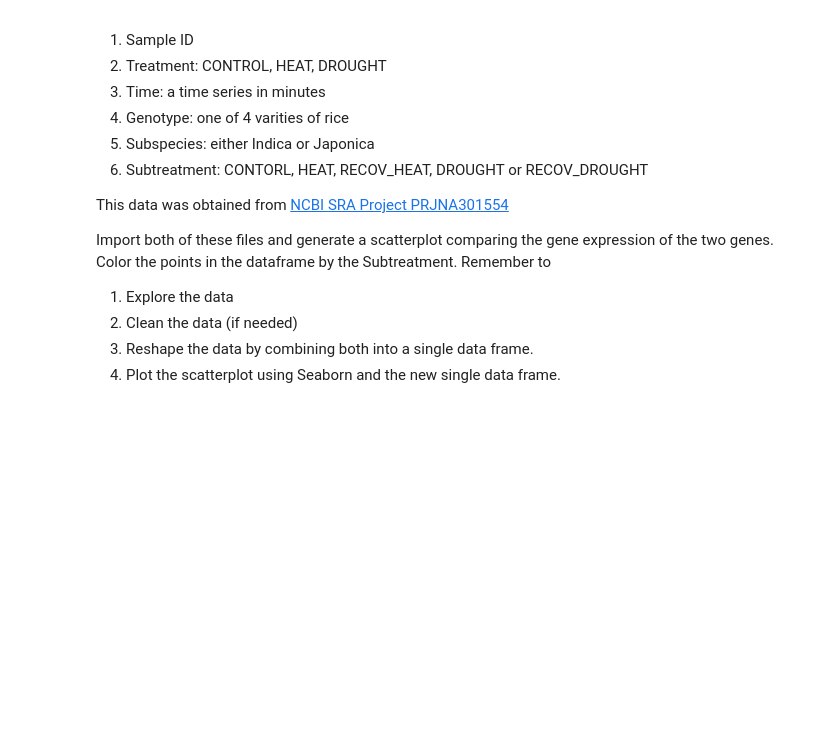
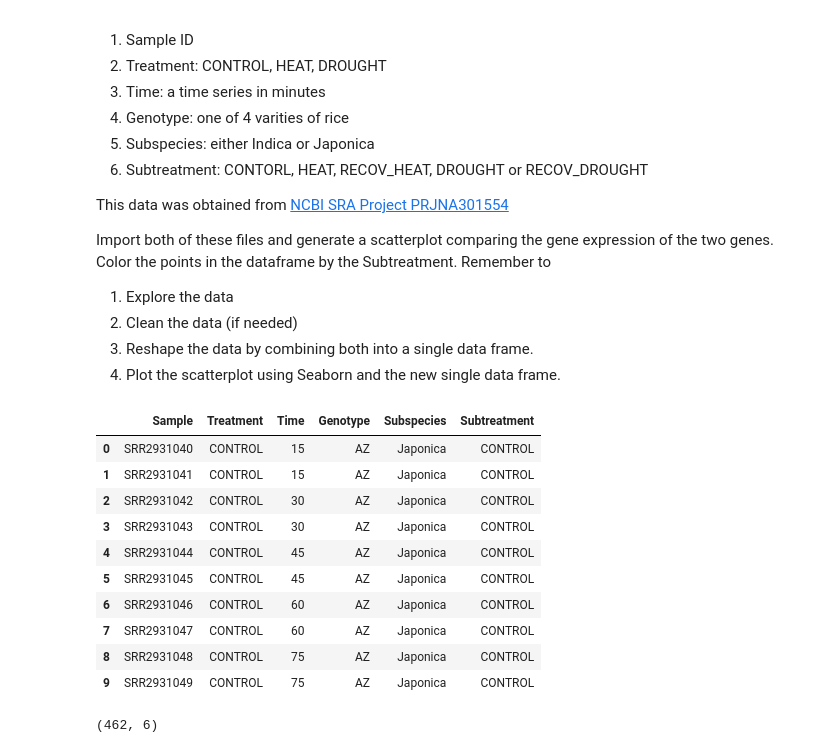
Before and after one commit to DslimII/hort503, a Jupyter notebook: Data Wrangling/A08-Data_Wrangling-Practice.ipynb, the cells around one changed output. Saved outputs shown, nothing was run; the diff lists cells and outputs as text; code cells hidden in the pictures; blank space fills up the shorter version.

```diff
--- a/Data Wrangling/A08-Data_Wrangling-Practice.ipynb
+++ b/Data Wrangling/A08-Data_Wrangling-Practice.ipynb
@@ -37,3 +44,22 @@ Import both of these files and generate a scatterplot comparing the gene express
 2. Clean the data (if needed)
 3. Reshape the data by combining both into a single data frame.
 4. Plot the scatterplot using Seaborn and the new single data frame.
+# %%
+dfs = pd.read_csv('data/project_samples.txt', sep='\t')
+dfs.head(10)
+# %% [output]
+|  | Sample | Treatment | Time | Genotype | Subspecies | Subtreatment |
+| 0 | SRR2931040 | CONTROL | 15 | AZ | Japonica | CONTROL |
+| 1 | SRR2931041 | CONTROL | 15 | AZ | Japonica | CONTROL |
+| 2 | SRR2931042 | CONTROL | 30 | AZ | Japonica | CONTROL |
+| 3 | SRR2931043 | CONTROL | 30 | AZ | Japonica | CONTROL |
+| 4 | SRR2931044 | CONTROL | 45 | AZ | Japonica | CONTROL |
+| 5 | SRR2931045 | CONTROL | 45 | AZ | Japonica | CONTROL |
+| 6 | SRR2931046 | CONTROL | 60 | AZ | Japonica | CONTROL |
+| 7 | SRR2931047 | CONTROL | 60 | AZ | Japonica | CONTROL |
+| 8 | SRR2931048 | CONTROL | 75 | AZ | Japonica | CONTROL |
+| 9 | SRR2931049 | CONTROL | 75 | AZ | Japonica | CONTROL |
+# %%
+dfs.shape
+# %% [output]
+(462, 6)
```
Also changed, not shown: parts of 8 cells of this notebook, 8 other files.
